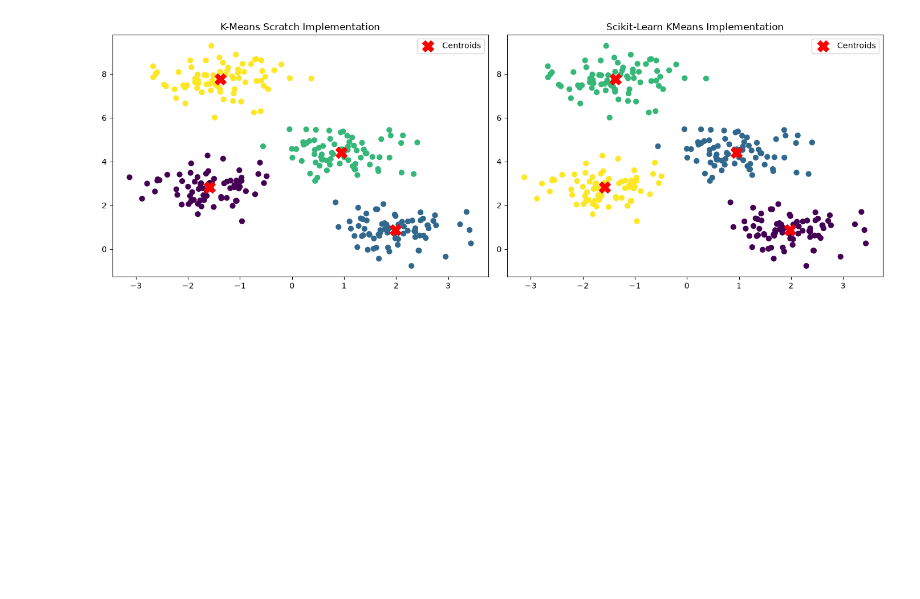
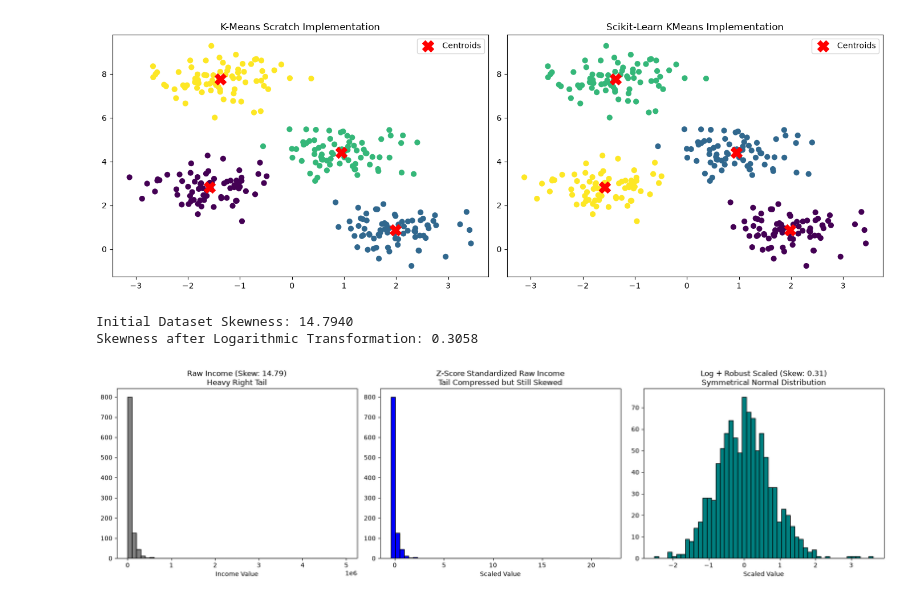
Before and after one commit to luzhonghua2000-coder/ai_ml_journey, a Jupyter notebook: 05+scikit_KMean/01_kmeans_from_scratch.ipynb, the cells around one changed output. Saved outputs shown, nothing was run; the diff lists cells and outputs as text; code cells hidden in the pictures; blank space fills up the shorter version.

```diff
--- a/05+scikit_KMean/01_kmeans_from_scratch.ipynb
+++ b/05+scikit_KMean/01_kmeans_from_scratch.ipynb
@@ -82,3 +82,54 @@ plt.show()
 # %% [output]
 Converged early at iteration 5
 [figure]
+# %%
+import numpy as np
+import matplotlib.pyplot as plt
+from scipy.stats import skew
+from sklearn.preprocessing import StandardScaler, RobustScaler
+
+# 1. Generate Highly Right-Skewed Data with Outliers
+np.random.seed(42)
+raw_income = np.random.lognormal(mean=1.5, sigma=1.0, size=(1000, 1)) * 10000
+
+# Let's append some extreme anomaly outliers (very high incomes)
+outliers = np.array([[2500000], [3000000], [5000000]])
+income_dataset = np.vstack([raw_income, outliers])
+
+# Calculate initial raw skewness
+initial_skew = skew(income_dataset)[0]
+print(f"Initial Dataset Skewness: {initial_skew:.4f}")
+
+# 2. Apply Transformations
+# Transform A: Direct scaling without addressing skewness
+untransformed_standardized = StandardScaler().fit_transform(income_dataset)
+
+# Transform B: Natural Log transform to squash the exponential tail
+log_income = np.log1p(income_dataset)
+log_skew = skew(log_income)[0]
+print(f"Skewness after Logarithmic Transformation: {log_skew:.4f}")
+
+# Transform C: Log Transform + RobustScaler to insulate from outliers
+log_robust_scaled = RobustScaler().fit_transform(log_income)
+
+# 3. Visualize the transformation outcomes
+fig, axes = plt.subplots(1, 3, figsize=(18, 5))
+
+axes[0].hist(income_dataset, bins=50, color='gray', edgecolor='black')
+axes[0].set_title(f"Raw Income (Skew: {initial_skew:.2f})\nHeavy Right Tail")
+axes[0].set_xlabel("Income Value")
+
+axes[1].hist(untransformed_standardized, bins=50, color='blue', edgecolor='black')
+axes[1].set_title("Z-Score Standardized Raw Income\nTail Compressed but Still Skewed")
+axes[1].set_xlabel("Scaled Value")
+
+axes[2].hist(log_robust_scaled, bins=50, color='teal', edgecolor='black')
+axes[2].set_title(f"Log + Robust Scaled (Skew: {log_skew:.2f})\nSymmetrical Normal Distribution")
+axes[2].set_xlabel("Scaled Value")
+
+plt.tight_layout()
+plt.show()
+# %% [output]
+Initial Dataset Skewness: 14.7940
+Skewness after Logarithmic Transformation: 0.3058
+[figure, added]
```
